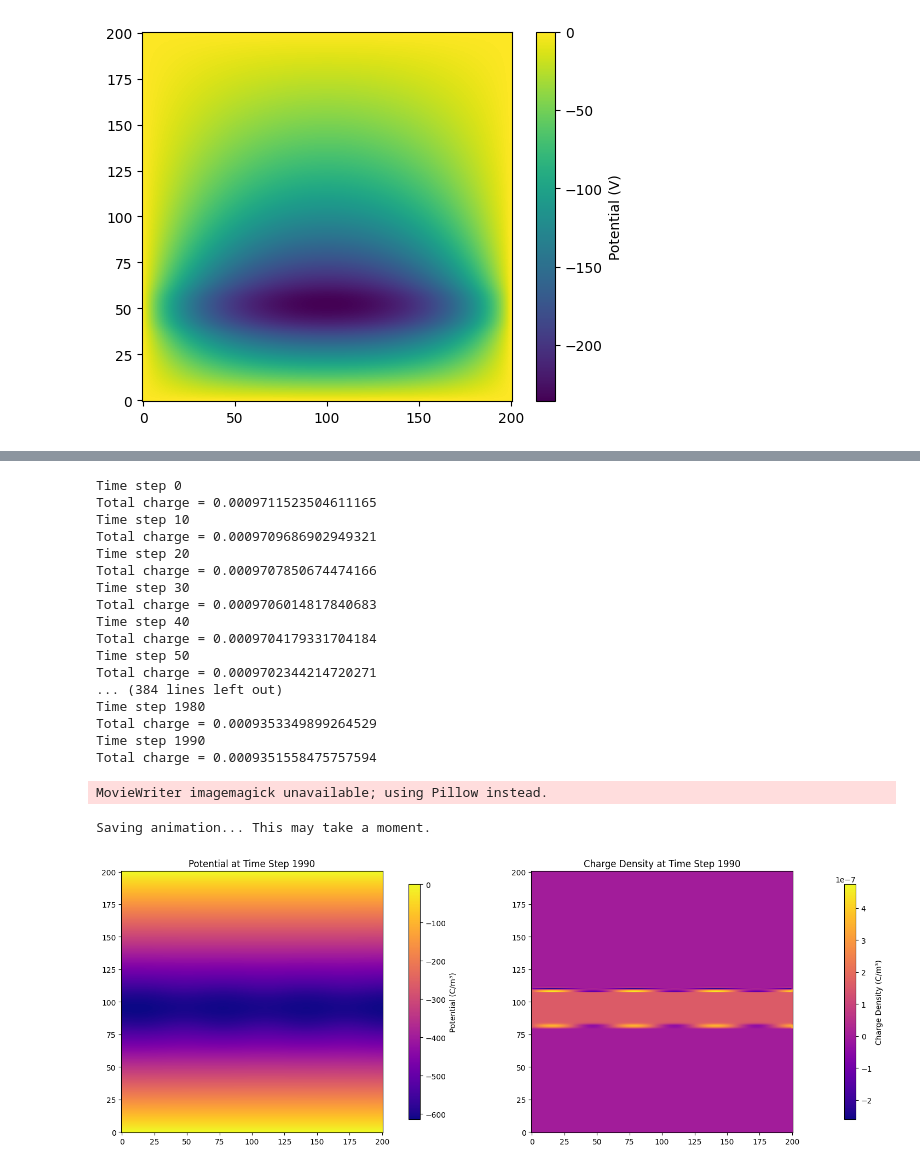
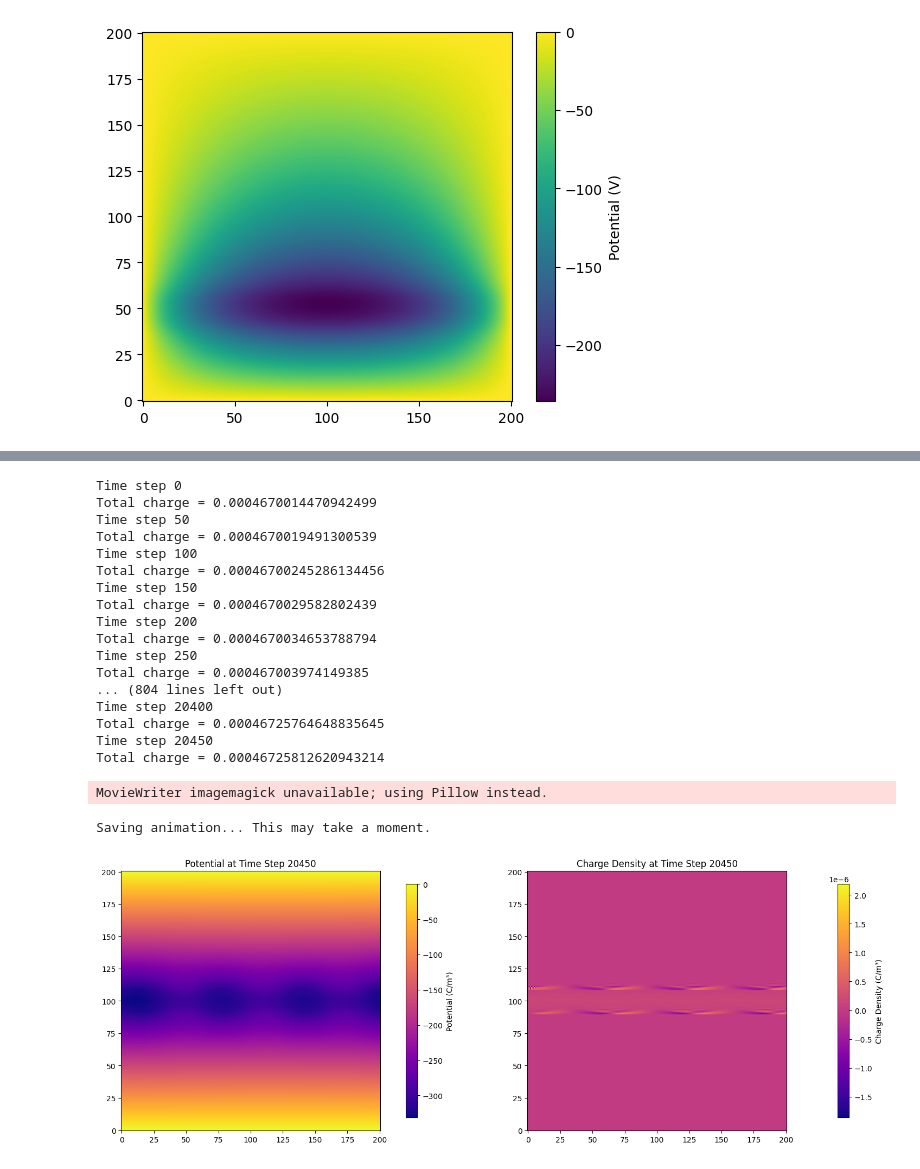
Before and after one commit to daisyabcxyz/Capstone-2025-2026, a Jupyter notebook: Matrix Inversion of Poisson.ipynb, the cells around one changed output, grey strips where cells are left out. Drawn from its saved outputs; the diff is of its cells as text; code cells hidden in the pictures.

Commit message:
Run 20500 steps using Euler method on thin slab, seeing propagation

```diff
--- a/Matrix Inversion of Poisson.ipynb
+++ b/Matrix Inversion of Poisson.ipynb
@@ -216,19 +216,27 @@ def fast_fourier_transform_rho(rho,vx,vy,dt):
 # %%
 # solve Poisson equation with Matrix Inversion
 rho = np.zeros([nx+1,ny+1],float)
-rho[90,:]= 1e12* (1.6e-19)
-for i in range (91,100):
+rho[100,:]= 1e12* (1.6e-19)
+for i in range (101,111):
     for j in range (ny+1):
         rho[i,j] = rho[i-1,j]-1e-8
 
-for i in range (89,79,-1):
+for i in range (99,89,-1):
     for j in range (ny+1):
         rho[i,j]= rho[i+1,j]-1e-8
 
 #rho[80:110,:] = 1e12* (1.6e-19) #C/m^2
-rho[98:100,:] += 0.1e-5 *np.sin(0.1*x)
-rho[80:82,:] += 0.1e-5*np.sin(0.1*x)
+rho[109:111,:] += 0.5e-6 *np.sin(0.1*x)
+rho[90:92,:] += 0.5e-6 *np.sin(0.1*x)
 
+
+
+'''
+
+rho[20:180,:]= 1e12* (1.6e-19)
+rho[20:22,:] = 1e12* (1.6e-19)   + 1e-7 *np.sin(0.1*x)
+rho[178:180,:] = 1e12* (1.6e-19)   + 1e-7 *np.sin(0.1*x)
+'''
 plt.imshow(rho, origin = 'lower')
 
 phi = solve_poisson_1(rho)
@@ -285,20 +307,29 @@ rho_new = forward_euler_charge_density(rho,vx,vy,dt)
 # %%
 #run simulation
 rho = np.zeros([nx+1,ny+1],float)
-rho[80:110,:] = 1e12* (1.6e-19) #C/m^2
-rho[108:110,:] = 1e12* (1.6e-19) + 0.1e-5 *np.sin(0.1*x)
-rho[80:83,:] = 1e12* (1.6e-19) + 0.1e-5*np.sin(0.1*x)
+rho[100,:]= 1e12* (1.6e-19)
+for i in range (101,111):
+    for j in range (ny+1):
+        rho[i,j] = rho[i-1,j]-1e-8
+
+for i in range (99,89,-1):
+    for j in range (ny+1):
+        rho[i,j]= rho[i+1,j]-1e-8
+
+#rho[80:110,:] = 1e12* (1.6e-19) #C/m^2
+rho[109:111,:] += 0.5e-6 *np.sin(0.1*x)
+rho[90:92,:] += 0.5e-6 *np.sin(0.1*x)
 
 
 dt = 1e-10
 #plt.imshow(rho, origin = 'lower')
 #plt.colorbar(label="Charge Density (C/m^2)",shrink=0.8)
 history = []
-frame_interval = 10
+frame_interval = 50
 
 
 
-step = 2000
+step = 20500
 for i in range (step):
 
     phi = solve_poisson_1(rho)
@@ -326,49 +357,49 @@ fig.colorbar(plot_1, ax=ax1, label='Charge Density (C/m³)', shrink=0.9)
 ax2 = fig.add_subplot(1, 2, 1)
 plot_2 = ax2.imshow(phi_initial, origin = 'lower',cmap = 'plasma')
 plot_2_tiltle = ax2.set_title(f"Potential at Time Step {i}")
 fig.colorbar(plot_2, ax=ax2, label='Potential (C/m³)', shrink=0.9)
         #ax2.streamplot(X, Y, Ex, Ey, color="white", linewidth=1, cmap=plt.cm.inferno,
          #     density=1.5, arrowstyle='->', arrowsize=1.5)
 
 #plt.show()
 plt.tight_layout()
 
 def update(frame):
     rho_data, phi_data, step_num = history[frame]
     #scatter.set_offsets(np.vstack((nx, ny)).T)
     plot_1.set_data(rho_data)
     plot_2.set_data(phi_data)
     plot_1.set_clim(np.min(rho_data), np.max(rho_data))
     plot_2.set_clim(np.min(phi_data), np.max(phi_data))
     plot_1_tiltle.set_text((f"Charge Density at Time Step {step_num}"))
     plot_2_tiltle.set_text((f"Potential at Time Step {step_num}"))
 
     return plot_1, plot_2
 
-ani = FuncAnimation(fig, update, frames=len(history), blit=True, interval=10)
+ani = FuncAnimation(fig, update, frames=len(history), blit=True, interval=frame_interval)
 print("Saving animation... This may take a moment.")
-#ani.save('/Users/nganguyen/Downloads/capstone.gif', writer='imagemagick', fps=15)  # for Linux/macOS
-ani.save('capstone.gif', writer='imagemagick', fps=15)
+#ani.save('/Users/nganguyen/Downloads/capstone.gif', writer='imagemagick', fps=15)
+ani.save('capstone_draft.gif', writer='imagemagick', fps=15)
 
 plt.show()
 # %% [output]
 Time step 0
-Total charge = 0.0009711523504611165
-Time step 10
-Total charge = 0.0009709686902949321
-Time step 20
-Total charge = 0.0009707850674474166
-Time step 30
-Total charge = 0.0009706014817840683
-Time step 40
-Total charge = 0.0009704179331704184
+Total charge = 0.0004670014470942499
 Time step 50
-Total charge = 0.0009702344214720271
-... (384 lines left out)
-Time step 1980
-Total charge = 0.0009353349899264529
-Time step 1990
-Total charge = 0.0009351558475757594
+Total charge = 0.0004670019491300539
+Time step 100
+Total charge = 0.00046700245286134456
+Time step 150
+Total charge = 0.0004670029582802439
+Time step 200
+Total charge = 0.0004670034653788794
+Time step 250
+Total charge = 0.000467003974149385
+... (804 lines left out)
+Time step 20400
+Total charge = 0.00046725764648835645
+Time step 20450
+Total charge = 0.00046725812620943214
 MovieWriter imagemagick unavailable; using Pillow instead.
 Saving animation... This may take a moment.
-[figure, old version]
+[figure, new version]
```
Also changed, not shown: parts of 5 cells of this notebook.
